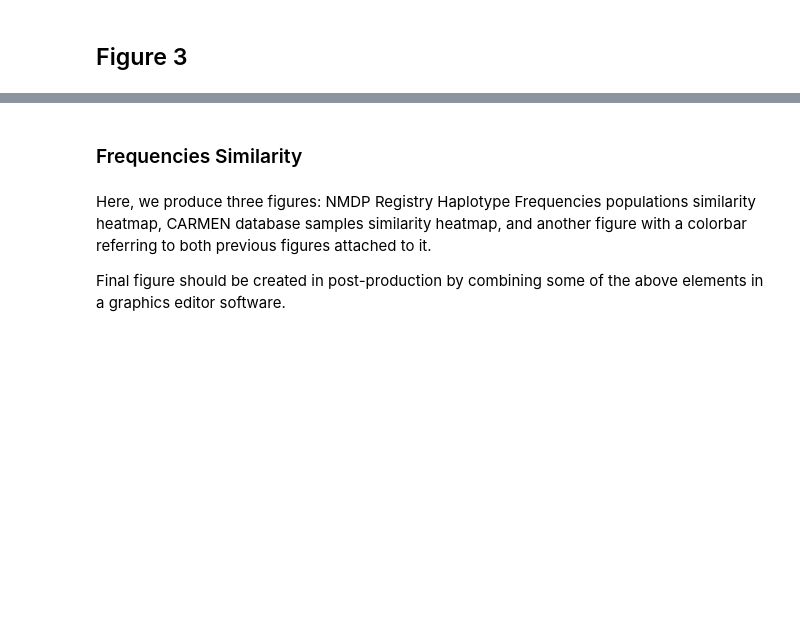
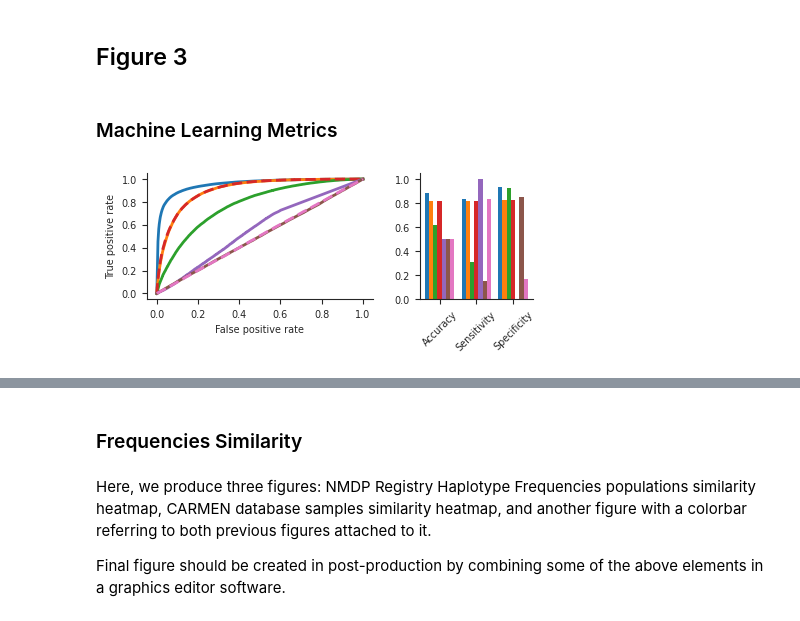
Before and after one commit to immuno-informatics/carmen-analysis, a Jupyter notebook: scripts/analysis_data_generation_and_figures_1.ipynb, the cells around one changed output, grey strips where cells are left out. Saved outputs shown, nothing was run; the diff lists cells and outputs as text; code cells hidden in the pictures; blank space fills up the shorter version.

```diff
--- a/scripts/analysis_data_generation_and_figures_1.ipynb
+++ b/scripts/analysis_data_generation_and_figures_1.ipynb
@@ -2822,2 +2904,4 @@ fig.savefig(file_name)
 # %% [markdown]
 ## Figure 3
+# %% [markdown]
+### Machine Learning Metrics
@@ -2823,0 +3024,60 @@ fig.savefig(file_name)
+# %%
+# Create and save figure
+
+fig = plt.figure(figsize=fig_size, layout="constrained")
+gs = fig.add_gridspec(nrows=1, ncols=2, width_ratios=width_ratios)
+
+bars_mid_pos = np.arange(len(bars_labels))
+bar_start_pos = bars_mid_pos - (len(models_s) / 2) * bar_width + bar_width / 2
+
+ax_roc = fig.add_subplot(gs[0])
+ax_bars = fig.add_subplot(gs[1])
+
+for i, s in enumerate(models_s):
+    m_name = models[s][m_d_name]
+    m_color = models[s][m_d_color]
+    m_ls = models[s][m_d_linestyle]
+
+    m_roc = best_rocs[s]
+    m_auc = best_aucs[s]
+    roc_label = f"{m_name} (AUC={round(m_auc,auc_round)})"
+    _ = ax_roc.plot(
+        m_roc[ml_metrics_roc_col_fpr],
+        m_roc[ml_metrics_roc_col_tpr],
+        color=m_color,
+        label=roc_label,
+        linewidth=linewidth,
+        linestyle=m_ls,
+    )
+
+    m_acc = mean_metrics[s][ml_metrics_metrics_col_acc].item()
+    m_sen = mean_metrics[s][ml_metrics_metrics_col_sen].item()
+    m_spe = mean_metrics[s][ml_metrics_metrics_col_spe].item()
+    _ = ax_bars.bar(
+        bar_start_pos,
+        [m_acc, m_sen, m_spe],
+        color=m_color,
+        width=bar_width,
+        label=m_name,
+    )
+    bar_start_pos = bar_start_pos + bar_width
+
+# ax_roc.legend(fontsize=legend_fontsize)
+
+ax_roc.set_xlabel("False positive rate")
+ax_roc.set_ylabel("True positive rate")
+
+ax_roc.tick_params(axis="x", labelsize=lines_ticks_fontsize)
+ax_roc.tick_params(axis="y", labelsize=lines_ticks_fontsize)
+
+_ = ax_bars.set_xticks(bars_mid_pos, bars_labels)
+
+ax_bars.tick_params(axis="x", labelsize=bars_ticks_fontsize, rotation=bars_label_rot)
+ax_bars.tick_params(axis="y", labelsize=bars_ticks_fontsize)
+
+fig.get_layout_engine().set(w_pad=0, h_pad=0, wspace=0.1)
+
+file_name = figures_main_dir.joinpath(f"{fig_name}.pdf")
+fig.savefig(file_name)
+# %% [output]
+[figure, added]
```
Also changed, not shown: parts of 39 cells of this notebook, 1 other file.
